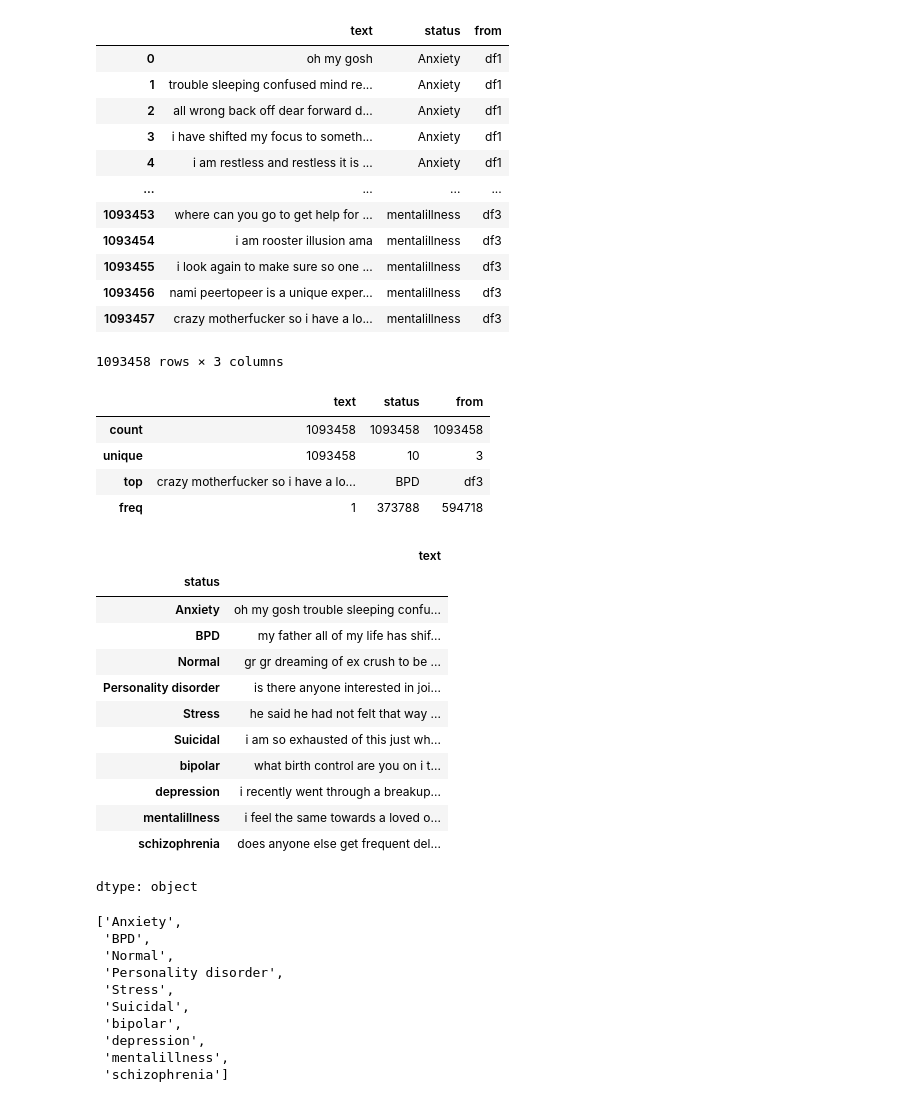
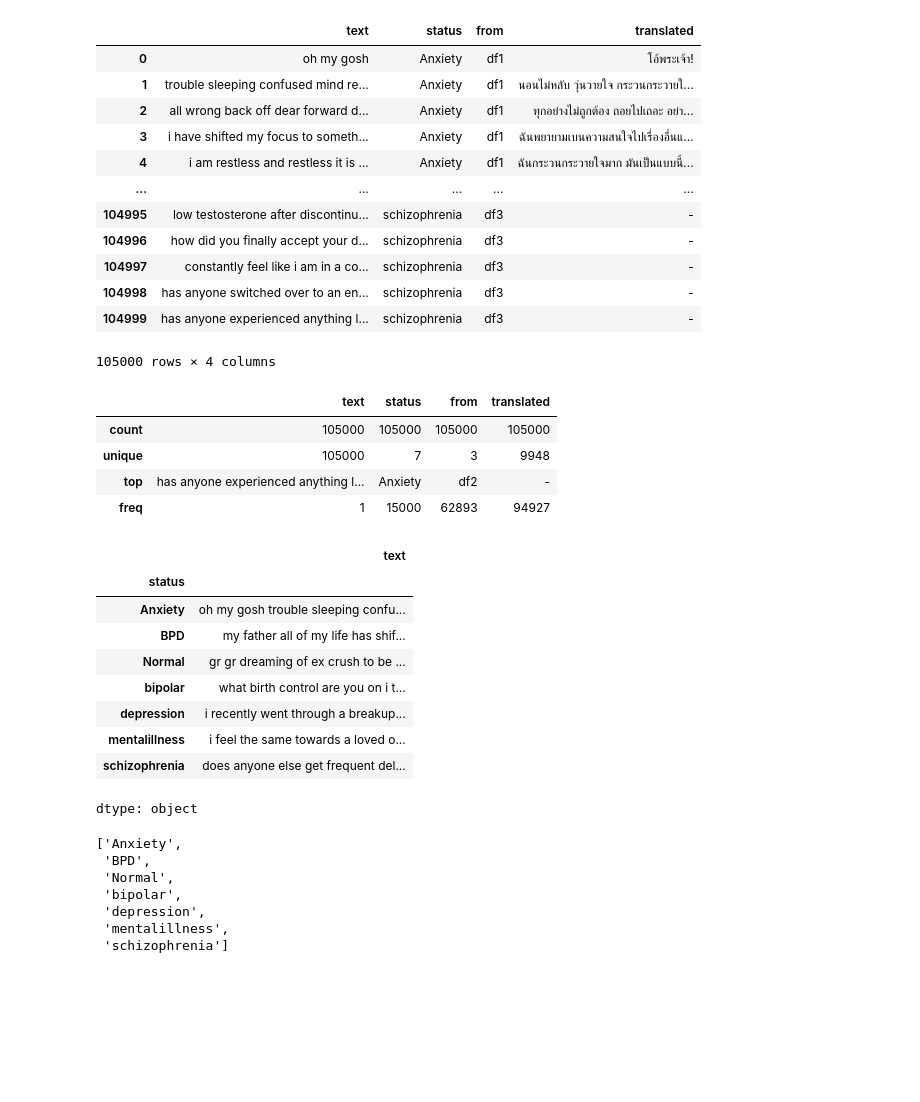
Before and after one commit to opsifiz/AIB5_Emotion-Classification, a Jupyter notebook: archive/Explore_data_TF-IDF.ipynb, the cells around one changed output. Drawn from its saved outputs; the diff is of its cells as text; code cells hidden in the pictures; blank space fills up the shorter version.

```diff
--- a/archive/Explore_data_TF-IDF.ipynb
+++ b/archive/Explore_data_TF-IDF.ipynb
@@ -10,28 +14,28 @@ nltk.download('stopwords')
 # %%
-df = pd.read_csv('drive/MyDrive/cleaned_dataset.csv')
+df = pd.read_csv('drive/MyDrive/train_dataset.csv')
 df
 # %% [output]
-|  | text | status | from |
-| 0 | oh my gosh | Anxiety | df1 |
-| 1 | trouble sleeping confused mind re... | Anxiety | df1 |
-| 2 | all wrong back off dear forward d... | Anxiety | df1 |
-| 3 | i have shifted my focus to someth... | Anxiety | df1 |
-| 4 | i am restless and restless it is ... | Anxiety | df1 |
-| ... | ... | ... | ... |
-| 1093453 | where can you go to get help for ... | mentalillness | df3 |
-| 1093454 | i am rooster illusion ama | mentalillness | df3 |
-| 1093455 | i look again to make sure so one ... | mentalillness | df3 |
-| 1093456 | nami peertopeer is a unique exper... | mentalillness | df3 |
-| 1093457 | crazy motherfucker so i have a lo... | mentalillness | df3 |
+|  | text | status | from | translated |
+| 0 | oh my gosh | Anxiety | df1 | โอ้พระเจ้า! |
+| 1 | trouble sleeping confused mind re... | Anxiety | df1 | นอนไม่หลับ วุ่นวายใจ กระวนกระวายใ... |
+| 2 | all wrong back off dear forward d... | Anxiety | df1 | ทุกอย่างไม่ถูกต้อง ถอยไปเถอะ อย่า... |
+| 3 | i have shifted my focus to someth... | Anxiety | df1 | ฉันพยายามเบนความสนใจไปเรื่องอื่นแ... |
+| 4 | i am restless and restless it is ... | Anxiety | df1 | ฉันกระวนกระวายใจมาก มันเป็นแบบนี้... |
+| ... | ... | ... | ... | ... |
+| 104995 | low testosterone after discontinu... | schizophrenia | df3 | - |
+| 104996 | how did you finally accept your d... | schizophrenia | df3 | - |
+| 104997 | constantly feel like i am in a co... | schizophrenia | df3 | - |
+| 104998 | has anyone switched over to an en... | schizophrenia | df3 | - |
+| 104999 | has anyone experienced anything l... | schizophrenia | df3 | - |
-1093458 rows × 3 columns
+105000 rows × 4 columns
 # %%
 df.describe()
 # %% [output]
-|  | text | status | from |
-| count | 1093458 | 1093458 | 1093458 |
-| unique | 1093458 | 10 | 3 |
-| top | crazy motherfucker so i have a lo... | BPD | df3 |
-| freq | 1 | 373788 | 594718 |
+|  | text | status | from | translated |
+| count | 105000 | 105000 | 105000 | 105000 |
+| unique | 105000 | 7 | 3 | 9948 |
+| top | has anyone experienced anything l... | Anxiety | df2 | - |
+| freq | 1 | 15000 | 62893 | 94927 |
 # %%
 grouped = df.groupby('status')['text'].apply(lambda texts: ' '.join(texts))
 # %%
@@ -42,9 +46,6 @@ grouped.head(10)
 | Anxiety | oh my gosh trouble sleeping confu... |
 | BPD | my father all of my life has shif... |
 | Normal | gr gr dreaming of ex crush to be ... |
-| Personality disorder | is there anyone interested in joi... |
-| Stress | he said he had not felt that way ... |
-| Suicidal | i am so exhausted of this just wh... |
 | bipolar | what birth control are you on i t... |
 | depression | i recently went through a breakup... |
 | mentalillness | i feel the same towards a loved o... |
@@ -64,9 +65,6 @@ all_status
 ['Anxiety',
  'BPD',
  'Normal',
- 'Personality disorder',
- 'Stress',
- 'Suicidal',
  'bipolar',
  'depression',
  'mentalillness',
```
Also changed, not shown: parts of 4 cells of this notebook.
